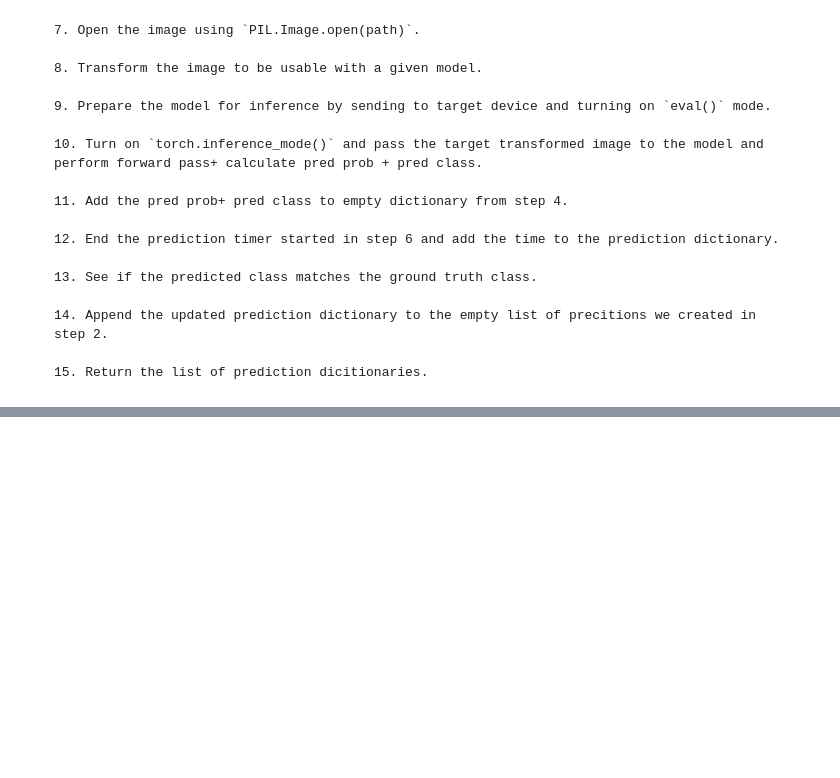
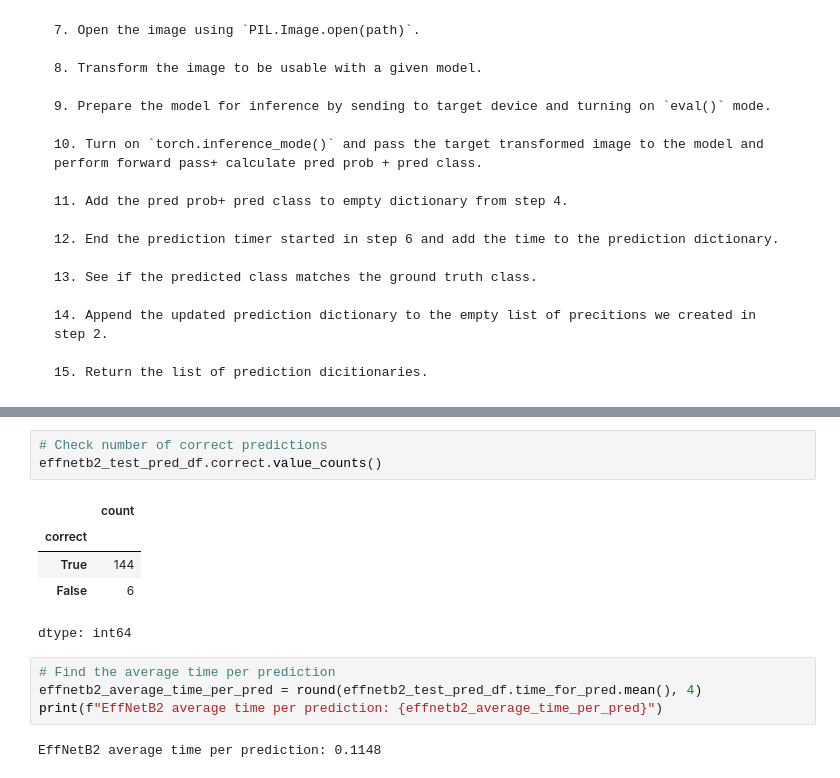
Before and after one commit to shivabasnet85/learning-pytorch-journey, a Jupyter notebook: 09_pytorch_model_deployment.ipynb, the cells around one changed output, grey strips where cells are left out. Cells and saved outputs as stored; diff of their text form; blank space fills up the shorter version.

```diff
--- a/09_pytorch_model_deployment.ipynb
+++ b/09_pytorch_model_deployment.ipynb
@@ -599,0 +653,15 @@ def pred_and_store(paths: List[pathlib.Path],
+# %%
+# Check number of correct predictions
+effnetb2_test_pred_df.correct.value_counts()
+# %% [output]
+|  | count |
+| correct |  |
+| True | 144 |
+| False | 6 |
+dtype: int64
+# %%
+# Find the average time per prediction
+effnetb2_average_time_per_pred = round(effnetb2_test_pred_df.time_for_pred.mean(), 4)
+print(f"EffNetB2 average time per prediction: {effnetb2_average_time_per_pred}")
+# %% [output]
+EffNetB2 average time per prediction: 0.1148
```
Also changed, not shown: parts of 16 cells of this notebook.
